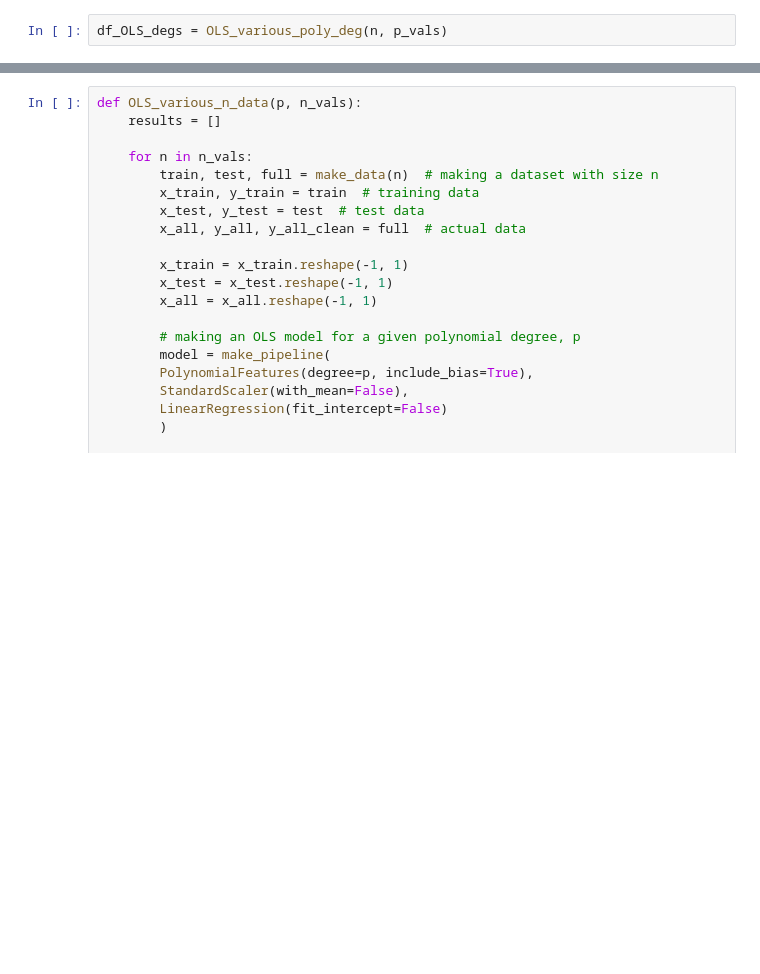
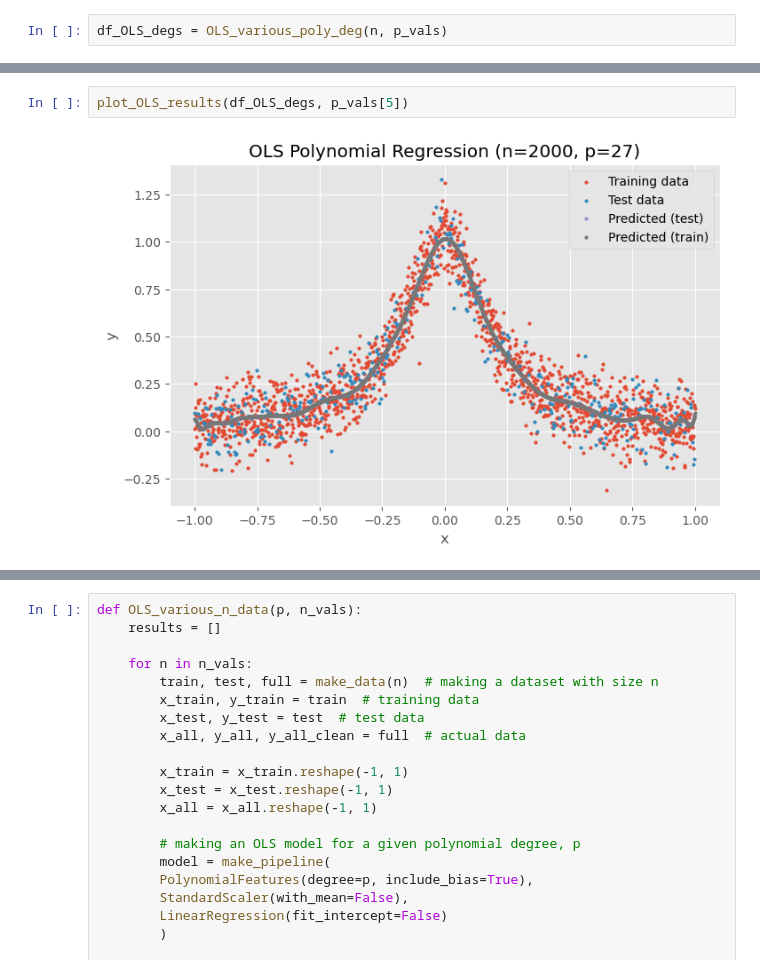
Before and after one commit to kjes4pres/Project_1_FYSSTK, a Jupyter notebook: Code/ny_a_and_b.ipynb, the cells around one changed output, grey strips where cells are left out. Saved outputs shown, nothing was run; the diff lists cells and outputs as text; blank space fills up the shorter version.

```diff
--- a/Code/ny_a_and_b.ipynb
+++ b/Code/ny_a_and_b.ipynb
@@ -166 +114,5 @@ plot_OLS_results(df_OLS_degs, p_vals[0])
+# %%
+plot_OLS_results(df_OLS_degs, p_vals[5])
+# %% [output]
+[figure, added]
 # %%
```
Also changed, not shown: parts of 35 cells of this notebook.
